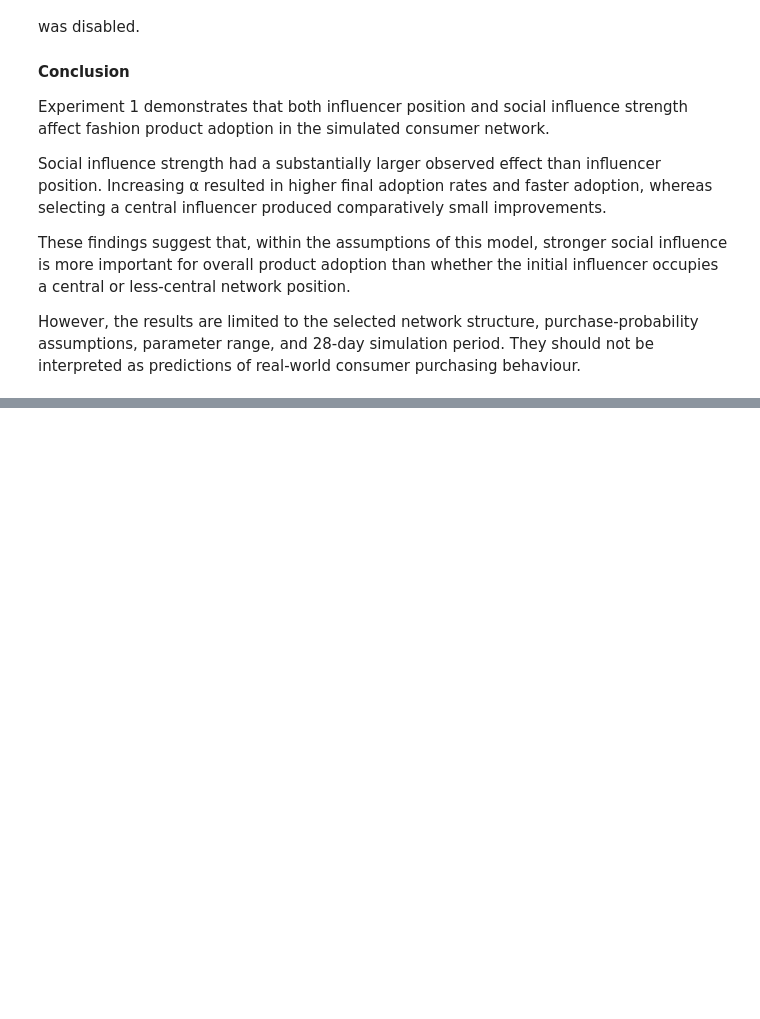
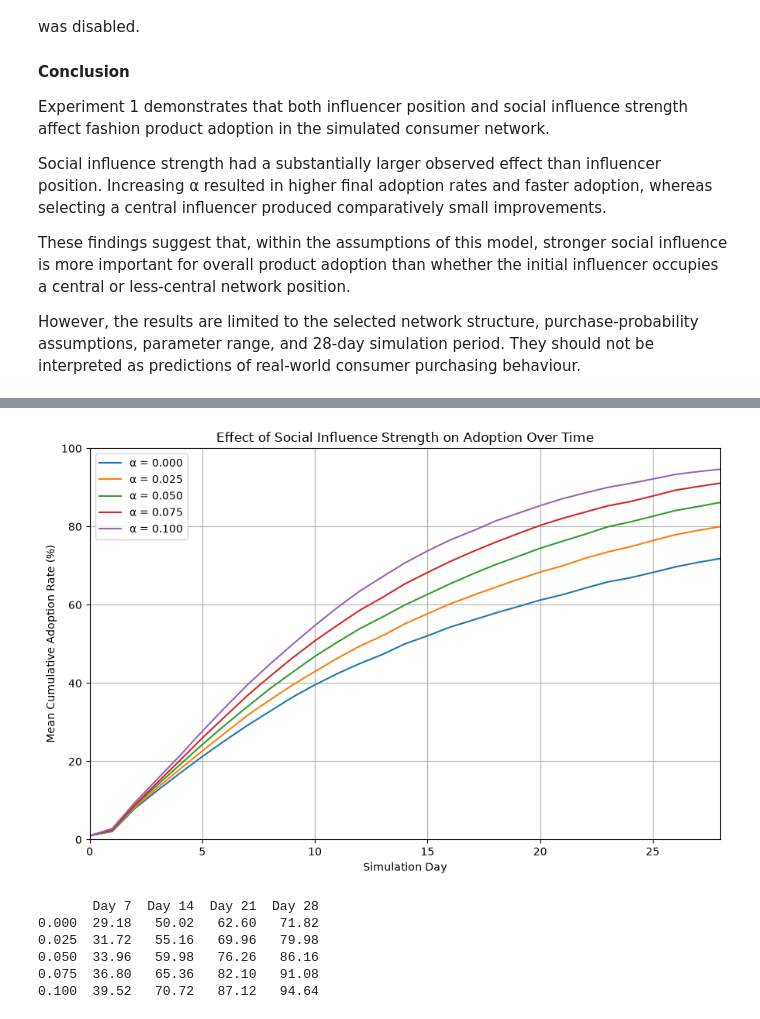
Before and after one commit to tammyweng0/UWA_computational_modelling_project, a Jupyter notebook: notebooks/experiments.ipynb, the cells around one changed output, grey strips where cells are left out. Cells and saved outputs as stored; diff of their text form; code cells hidden in the pictures; blank space fills up the shorter version.

Commit message:
finalise experiment2 and 3

```diff
--- a/notebooks/experiments.ipynb
+++ b/notebooks/experiments.ipynb
@@ -1100,0 +1146,12 @@ Explain what the results mean and discuss limitations.
+# %%
+daily_summary = (
+    df_experiment2
+    .groupby(["alpha", "day"])
+    .agg(
+        mean_adoption=("adoption_rate", "mean"),
+        std_adoption=("adoption_rate", "std")
+    )
+    .reset_index()
+)
+
+print(daily_summary.head(10))
@@ -1100,0 +1170,57 @@ Explain what the results mean and discuss limitations.
+# %%
+plt.figure(figsize=(9, 6))
+
+for alpha in SOCIAL_INFLUENCE_VALUES:
+
+    subset = daily_summary[
+        daily_summary["alpha"] == alpha
+    ]
+
+    plt.plot(
+        subset["day"],
+        subset["mean_adoption"],
+        label=f"α = {alpha:.3f}"
+    )
+
+plt.xlabel("Simulation Day")
+plt.ylabel("Mean Cumulative Adoption Rate (%)")
+plt.title("Effect of Social Influence Strength on Adoption Over Time")
+
+plt.xlim(0, 28)
+plt.ylim(0, 100)
+
+plt.legend()
+plt.grid(True)
+plt.tight_layout()
+plt.show()
+# %% [output]
+[figure, added]
+# %%
+selected_days = [7, 14, 21, 28]
+
+stage_comparison = daily_summary[
+    daily_summary["day"].isin(selected_days)
+]
+
+comparison_table = stage_comparison.pivot(
+    index="alpha",
+    columns="day",
+    values="mean_adoption"
+)
+
+comparison_table.columns = [
+    f"Day {day}" for day in comparison_table.columns
+]
+
+comparison_table.index = [
+    f"{alpha:.3f}" for alpha in comparison_table.index
+]
+
+print(comparison_table.round(2).to_string())
+# %% [output]
+       Day 7  Day 14  Day 21  Day 28
+0.000  29.18   50.02   62.60   71.82
+0.025  31.72   55.16   69.96   79.98
+0.050  33.96   59.98   76.26   86.16
+0.075  36.80   65.36   82.10   91.08
+0.100  39.52   70.72   87.12   94.64
```
Also changed, not shown: parts of 17 cells of this notebook.
